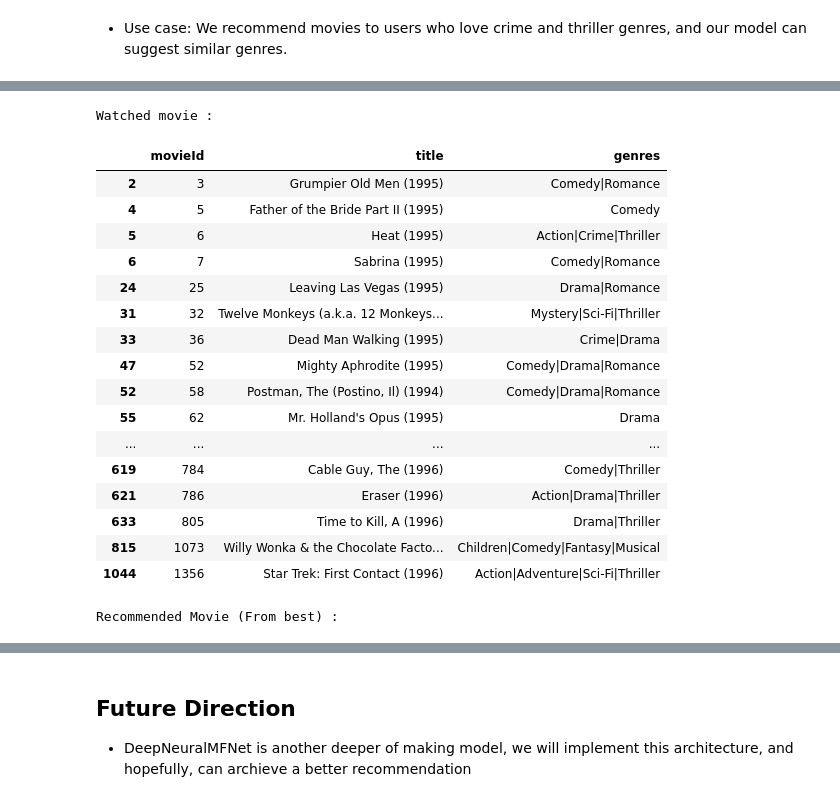
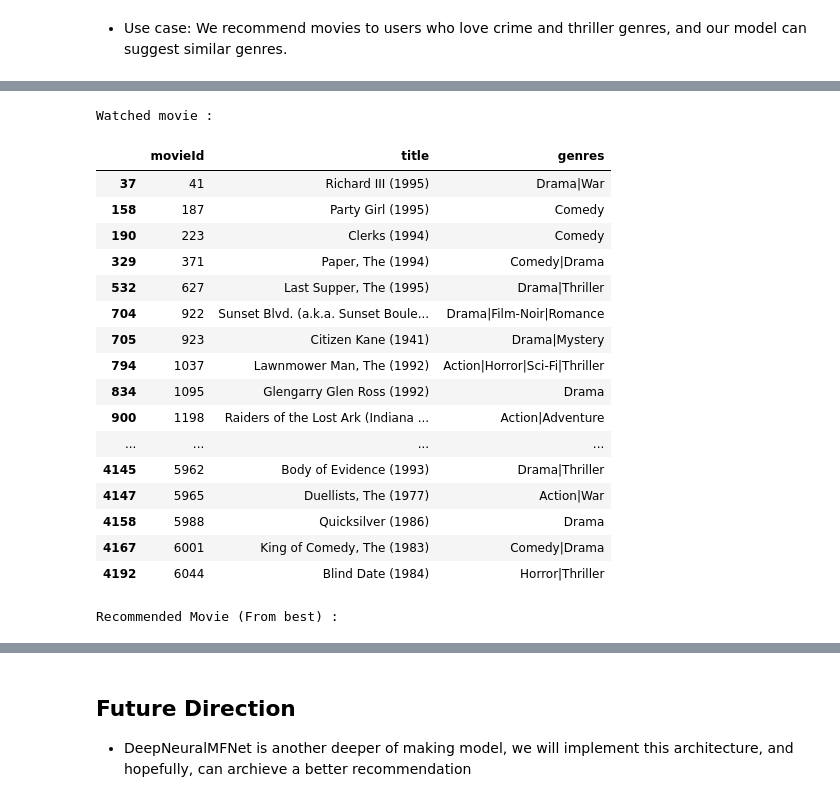
Before and after one commit to wallik3/movie-len-recommendation, a Jupyter notebook: notebooks/1_modelling.ipynb, the cells around one changed output, grey strips where cells are left out. Drawn from its saved outputs; the diff is of its cells as text; code cells hidden in the pictures.

```diff
--- a/notebooks/1_modelling.ipynb
+++ b/notebooks/1_modelling.ipynb
@@ -795,7 +796,8 @@ def recommend_by_similar_score(
   pred_ratings = model(normalized_user_id_tensor,normalized_movie_id_tensor)
 
     # Use torch.topk to get the top k values and their indices
-  top_score, top_movie = torch.topk(pred_ratings,k)
+  top_score, top_k = torch.topk(pred_ratings,k)
+  top_movie = normalized_movie_id_tensor[top_k]
 
   # Convert the results to CPU if needed for easier readability
   top_score = list(top_score.cpu().detach().numpy())
@@ -805,7 +807,6 @@ def recommend_by_similar_score(
   top_movie = [unnormalized_movie_mapping[movie_id] for movie_id in top_movie]
 
   return top_score, top_movie
-
 
 # Pre calculate for weighted_average_rating method
 # Function to calculate similarity matrix (using Pearson correlation for this example)
@@ -817,27 +818,15 @@ def recommend(user_id,
   Finalize the function
   """
   # Exclude the watched movie from a list of recommended item
-  excluded_movie_candidates = get_user_watched_movie_id(user_id)
+  excluded_movie_candidates = get_user_watched_movie_id(user_id) # Unnormalized movie id
 
   # Get the most similar user using user_embeddings
   top_score_list, top_user_id_list = get_similar_users(user_id,k,user_embeddings)
 
   # Get all movie candidates from the similar user
-  movie_candidate_id_list = get_movie_candidate_id(top_user_id_list, excluded_movie_candidates)
+  movie_candidate_id_list = get_movie_candidate_id(top_user_id_list, excluded_movie_candidates) # Unnormalized movie id
 
   # Get Top movie with their score for recommending
-  top_score, top_movie = recommend_by_similar_score(user_id, movie_candidate_id_list, model,k)
+  top_score, top_movie = recommend_by_similar_score(user_id, movie_candidate_id_list, model, k)
 
   return top_score, top_movie
-
-
-# Testing the recommendation system with the untrained model and user embedding
-# 1. Config
-user_id = 2
-k = 3
-user_embeddings = model.user_embeddings.weight.data
-# 2. Inference
-top_score, top_movie = recommend(user_id,user_embeddings,model,k=3)
-print("Top recommendations (movie_id, predicted_rating):")
-for predicted_rating, movie_id in zip(top_score, top_movie):
-    print(f"Movie {movie_id}: {predicted_rating:.2f}")
@@ -849,2 +833,14 @@ Movie 23: 5.20
 # %% [markdown]
 - We proposed another way to ranking with these type of similarity, however, this is not great as we used the previous similarity
+# %%
+# Testing the recommendation system with the untrained model and user embedding
+# 1. Config
+user_id = 2
+k = 3
+model = MFNetSigmoidRange(num_users, num_movies, embedding_size = 16).to(DEVICE)
+user_embeddings = model.user_embeddings.weight.data
+# 2. Inference
+top_score, top_movie = recommend(user_id,user_embeddings,model,k=3)
+print("Top recommendations (movie_id, predicted_rating):")
+for predicted_rating, movie_id in zip(top_score, top_movie):
+    print(f"Movie {movie_id}: {predicted_rating:.2f}")
@@ -1154,37 +1172,37 @@ Ranking :
 # %%
-user_to_recommend = 150 #[5,150,250,500]
+user_to_recommend = 9 #[5,150,250,500]
 watched_movie_id = list(ratings.query(f"userId == {user_to_recommend}").movieId.unique())
 
 watched_movie = (movies.query("movieId in @watched_movie_id"))
 print("Watched movie : ")
 display(watched_movie)
 
 watched_movie_title = list(watched_movie.title.unique())
 
 # Let's try recommending the user
 top_score, top_movie = recommend(user_to_recommend,user_embeddings,model,k=20)
 watched_movie = list(movies.query("movieId in @top_movie").title.unique())
 
 print("Recommended Movie (From best) : ")
 display(movies.query("movieId in @top_movie"))
 # %% [output]
 Watched movie :
 |  | movieId | title | genres |
-| 2 | 3 | Grumpier Old Men (1995) | Comedy|Romance |
-| 4 | 5 | Father of the Bride Part II (1995) | Comedy |
-| 5 | 6 | Heat (1995) | Action|Crime|Thriller |
-| 6 | 7 | Sabrina (1995) | Comedy|Romance |
-| 24 | 25 | Leaving Las Vegas (1995) | Drama|Romance |
-| 31 | 32 | Twelve Monkeys (a.k.a. 12 Monkeys... | Mystery|Sci-Fi|Thriller |
-| 33 | 36 | Dead Man Walking (1995) | Crime|Drama |
-| 47 | 52 | Mighty Aphrodite (1995) | Comedy|Drama|Romance |
-| 52 | 58 | Postman, The (Postino, Il) (1994) | Comedy|Drama|Romance |
-| 55 | 62 | Mr. Holland's Opus (1995) | Drama |
+| 37 | 41 | Richard III (1995) | Drama|War |
+| 158 | 187 | Party Girl (1995) | Comedy |
+| 190 | 223 | Clerks (1994) | Comedy |
+| 329 | 371 | Paper, The (1994) | Comedy|Drama |
+| 532 | 627 | Last Supper, The (1995) | Drama|Thriller |
+| 704 | 922 | Sunset Blvd. (a.k.a. Sunset Boule... | Drama|Film-Noir|Romance |
+| 705 | 923 | Citizen Kane (1941) | Drama|Mystery |
+| 794 | 1037 | Lawnmower Man, The (1992) | Action|Horror|Sci-Fi|Thriller |
+| 834 | 1095 | Glengarry Glen Ross (1992) | Drama |
+| 900 | 1198 | Raiders of the Lost Ark (Indiana ... | Action|Adventure |
 | ... | ... | ... | ... |
-| 619 | 784 | Cable Guy, The (1996) | Comedy|Thriller |
-| 621 | 786 | Eraser (1996) | Action|Drama|Thriller |
-| 633 | 805 | Time to Kill, A (1996) | Drama|Thriller |
-| 815 | 1073 | Willy Wonka & the Chocolate Facto... | Children|Comedy|Fantasy|Musical |
-| 1044 | 1356 | Star Trek: First Contact (1996) | Action|Adventure|Sci-Fi|Thriller |
+| 4145 | 5962 | Body of Evidence (1993) | Drama|Thriller |
+| 4147 | 5965 | Duellists, The (1977) | Action|War |
+| 4158 | 5988 | Quicksilver (1986) | Drama |
+| 4167 | 6001 | King of Comedy, The (1983) | Comedy|Drama |
+| 4192 | 6044 | Blind Date (1984) | Horror|Thriller |
 Recommended Movie (From best) :
 |  | movieId | title | genres |
```
Also changed, not shown: parts of 16 cells of this notebook.
